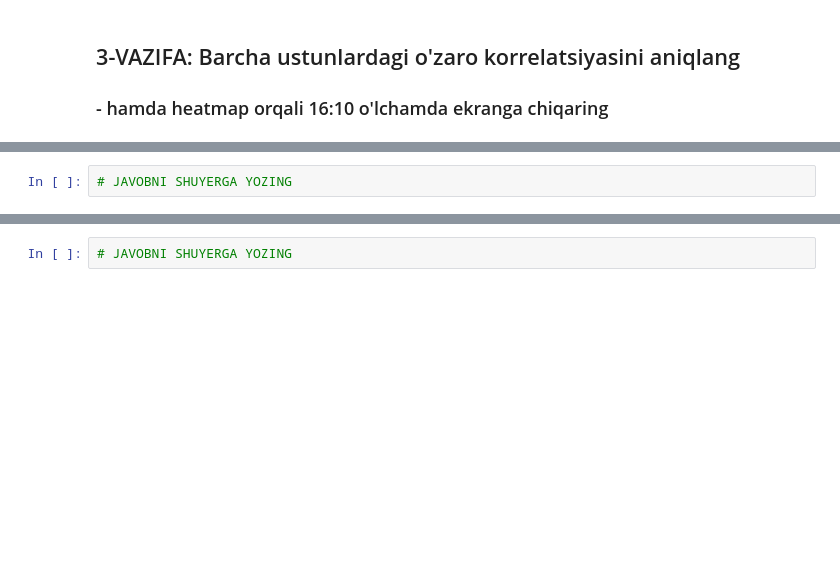
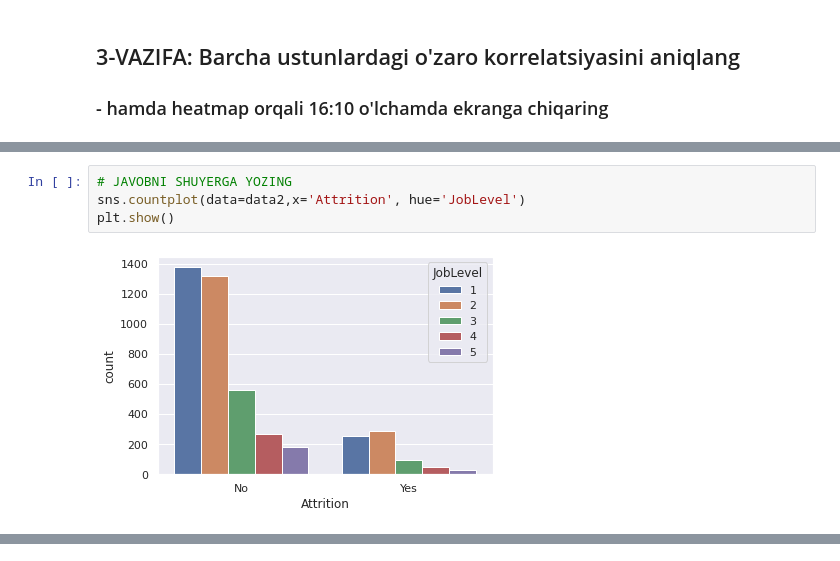
Before and after one commit to Shahzodgithub/virtualization_final_task, a Jupyter notebook: yakuniyAmaliyot_visualization.ipynb, the cells around one changed output, grey strips where cells are left out. Drawn from its saved outputs; the diff is of its cells as text; blank space fills up the shorter version.

```diff
--- a/yakuniyAmaliyot_visualization.ipynb
+++ b/yakuniyAmaliyot_visualization.ipynb
@@ -81,11 +135,13 @@ ssl._create_default_https_context = ssl._create_unverified_context
 ## 7-VAZIFA: Countplot() orqali Attrition ustunidagi ma'lumotlarni "Yes" "No" soniga ko'ra hamda jobLevel ustuniga bo'lingan holda ustunli grafikda tasvirlang.
 
 <a href="https://imgbb.com/"><img src="https://i.ibb.co/kmzVfDK/byjoblevel.png" alt="byjoblevel" border="0"></a><br /><a target='_blank' href='https://the-crosswordsolver.com/tobagos-island-neighbor-8-letters'></a><br />
-# %%
-# JAVOBNI SHUYERGA YOZING
+# %%
+# JAVOBNI SHUYERGA YOZING
+sns.countplot(data=data2,x='Attrition', hue='JobLevel')
+plt.show()
+# %% [output]
+[figure, added]
 # %% [markdown]
 ## 8-VAZIFA: Pie chart orqali "Attrition" (ishdan bo'shaganmi) ustunidagi Yes va No qiymatlariga ko'ra grafikni chiqaring
 
 <a href="https://imgbb.com/"><img src="https://i.ibb.co/LZ4cCKb/PieChart.png" alt="PieChart" border="0"></a><br /><a target='_blank' href='https://the-crosswordsolver.com/netman-smith-4-letters'></a><br />
-# %%
-# JAVOBNI SHUYERGA YOZING
```
Also changed, not shown: parts of 16 cells of this notebook.
